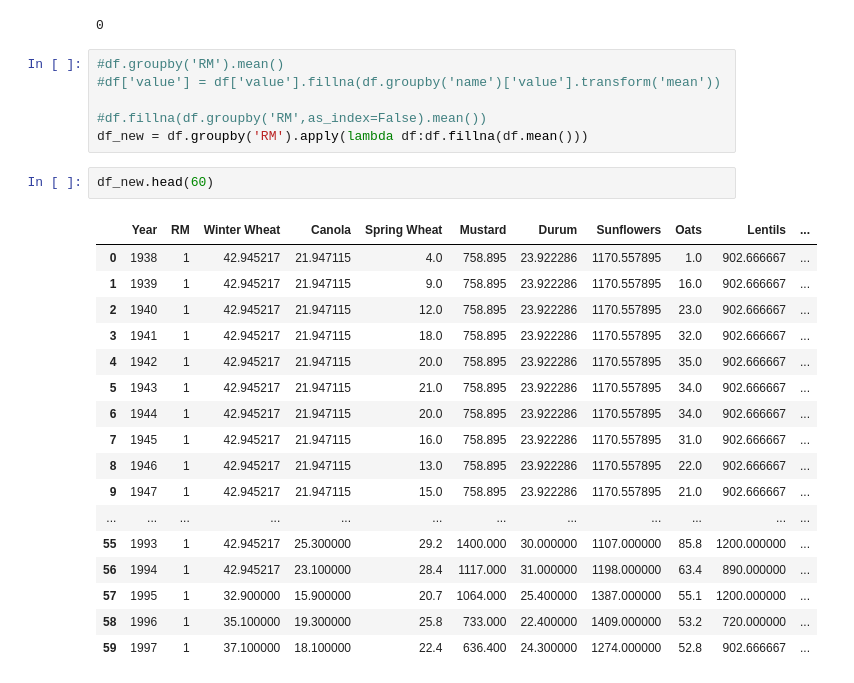
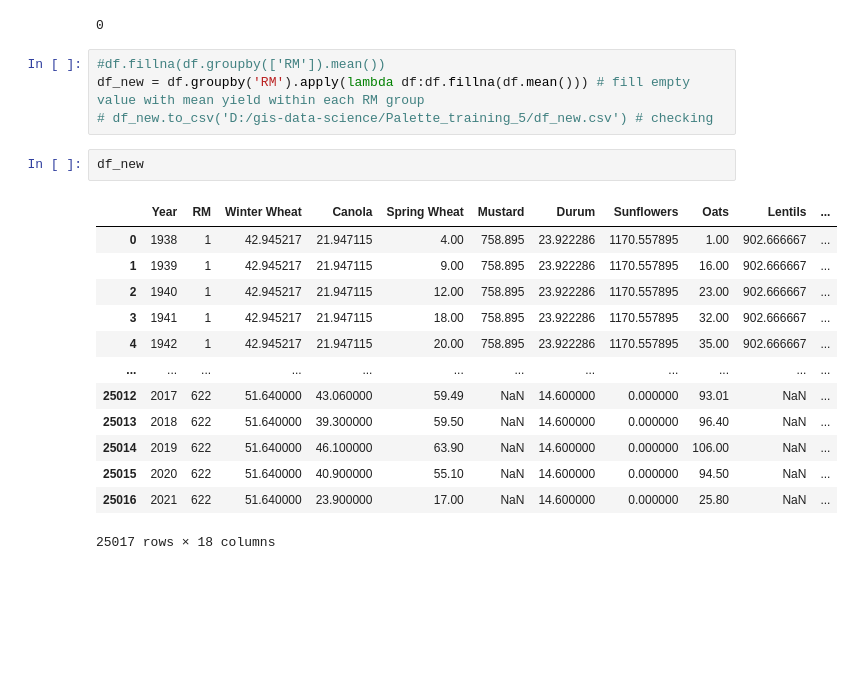
Before and after one commit to faisalapp/gis_data_science, a Jupyter notebook: Assignment_5.ipynb, the cells around one changed output. Drawn from its saved outputs; the diff is of its cells as text; blank space fills up the shorter version.

```diff
--- a/Assignment_5.ipynb
+++ b/Assignment_5.ipynb
@@ -90,28 +90,22 @@ df.duplicated().sum()
 # %% [output]
 0
 # %%
-#df.groupby('RM').mean()
-#df['value'] = df['value'].fillna(df.groupby('name')['value'].transform('mean'))
-
-#df.fillna(df.groupby('RM',as_index=False).mean())
-df_new = df.groupby('RM').apply(lambda df:df.fillna(df.mean()))
+#df.fillna(df.groupby(['RM']).mean())
+df_new = df.groupby('RM').apply(lambda df:df.fillna(df.mean())) # fill empty value with mean yield within each RM group
+# df_new.to_csv('D:/gis-data-science/Palette_training_5/df_new.csv') # checking
 # %%
-df_new.head(60)
+df_new
 # %% [output]
 |  | Year | RM | Winter Wheat | Canola | Spring Wheat | Mustard | Durum | Sunflowers | Oats | Lentils | ... |
-| 0 | 1938 | 1 | 42.945217 | 21.947115 | 4.0 | 758.895 | 23.922286 | 1170.557895 | 1.0 | 902.666667 | ... |
-| 1 | 1939 | 1 | 42.945217 | 21.947115 | 9.0 | 758.895 | 23.922286 | 1170.557895 | 16.0 | 902.666667 | ... |
-| 2 | 1940 | 1 | 42.945217 | 21.947115 | 12.0 | 758.895 | 23.922286 | 1170.557895 | 23.0 | 902.666667 | ... |
-| 3 | 1941 | 1 | 42.945217 | 21.947115 | 18.0 | 758.895 | 23.922286 | 1170.557895 | 32.0 | 902.666667 | ... |
-| 4 | 1942 | 1 | 42.945217 | 21.947115 | 20.0 | 758.895 | 23.922286 | 1170.557895 | 35.0 | 902.666667 | ... |
-| 5 | 1943 | 1 | 42.945217 | 21.947115 | 21.0 | 758.895 | 23.922286 | 1170.557895 | 34.0 | 902.666667 | ... |
-| 6 | 1944 | 1 | 42.945217 | 21.947115 | 20.0 | 758.895 | 23.922286 | 1170.557895 | 34.0 | 902.666667 | ... |
-| 7 | 1945 | 1 | 42.945217 | 21.947115 | 16.0 | 758.895 | 23.922286 | 1170.557895 | 31.0 | 902.666667 | ... |
-| 8 | 1946 | 1 | 42.945217 | 21.947115 | 13.0 | 758.895 | 23.922286 | 1170.557895 | 22.0 | 902.666667 | ... |
-| 9 | 1947 | 1 | 42.945217 | 21.947115 | 15.0 | 758.895 | 23.922286 | 1170.557895 | 21.0 | 902.666667 | ... |
+| 0 | 1938 | 1 | 42.945217 | 21.947115 | 4.00 | 758.895 | 23.922286 | 1170.557895 | 1.00 | 902.666667 | ... |
+| 1 | 1939 | 1 | 42.945217 | 21.947115 | 9.00 | 758.895 | 23.922286 | 1170.557895 | 16.00 | 902.666667 | ... |
+| 2 | 1940 | 1 | 42.945217 | 21.947115 | 12.00 | 758.895 | 23.922286 | 1170.557895 | 23.00 | 902.666667 | ... |
+| 3 | 1941 | 1 | 42.945217 | 21.947115 | 18.00 | 758.895 | 23.922286 | 1170.557895 | 32.00 | 902.666667 | ... |
+| 4 | 1942 | 1 | 42.945217 | 21.947115 | 20.00 | 758.895 | 23.922286 | 1170.557895 | 35.00 | 902.666667 | ... |
 | ... | ... | ... | ... | ... | ... | ... | ... | ... | ... | ... | ... |
-| 55 | 1993 | 1 | 42.945217 | 25.300000 | 29.2 | 1400.000 | 30.000000 | 1107.000000 | 85.8 | 1200.000000 | ... |
-| 56 | 1994 | 1 | 42.945217 | 23.100000 | 28.4 | 1117.000 | 31.000000 | 1198.000000 | 63.4 | 890.000000 | ... |
-| 57 | 1995 | 1 | 32.900000 | 15.900000 | 20.7 | 1064.000 | 25.400000 | 1387.000000 | 55.1 | 1200.000000 | ... |
-| 58 | 1996 | 1 | 35.100000 | 19.300000 | 25.8 | 733.000 | 22.400000 | 1409.000000 | 53.2 | 720.000000 | ... |
-| 59 | 1997 | 1 | 37.100000 | 18.100000 | 22.4 | 636.400 | 24.300000 | 1274.000000 | 52.8 | 902.666667 | ... |
+| 25012 | 2017 | 622 | 51.640000 | 43.060000 | 59.49 | NaN | 14.600000 | 0.000000 | 93.01 | NaN | ... |
+| 25013 | 2018 | 622 | 51.640000 | 39.300000 | 59.50 | NaN | 14.600000 | 0.000000 | 96.40 | NaN | ... |
+| 25014 | 2019 | 622 | 51.640000 | 46.100000 | 63.90 | NaN | 14.600000 | 0.000000 | 106.00 | NaN | ... |
+| 25015 | 2020 | 622 | 51.640000 | 40.900000 | 55.10 | NaN | 14.600000 | 0.000000 | 94.50 | NaN | ... |
+| 25016 | 2021 | 622 | 51.640000 | 23.900000 | 17.00 | NaN | 14.600000 | 0.000000 | 25.80 | NaN | ... |
+25017 rows × 18 columns
```
Also changed, not shown: parts of 39 cells of this notebook.
